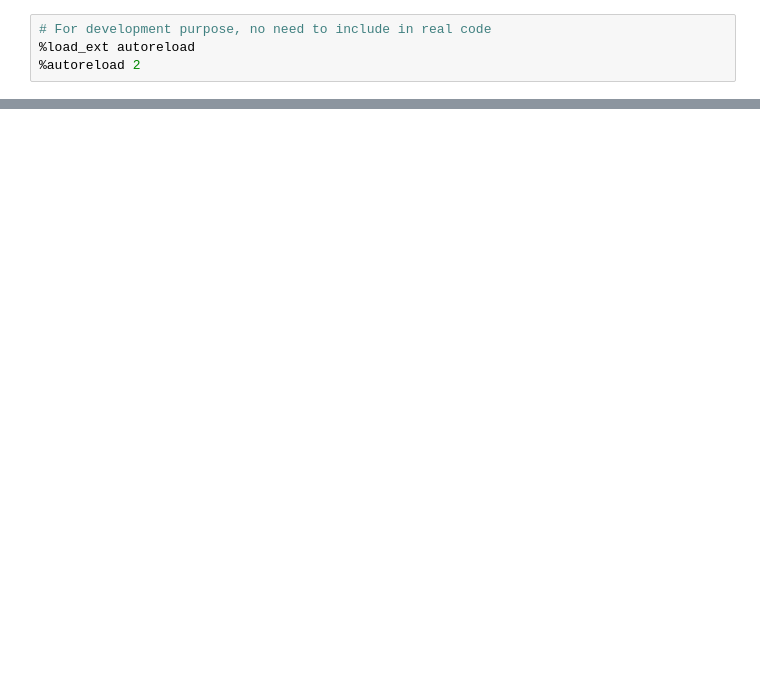
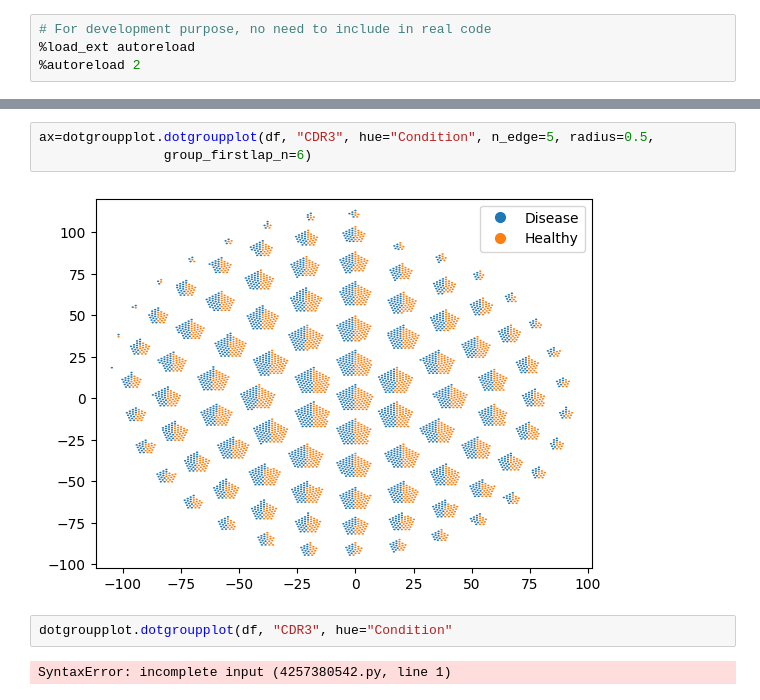
Before and after one commit to mourisl/DotGroupPlot, a Jupyter notebook: example.ipynb, the cells around one changed output, grey strips where cells are left out. Cells and saved outputs as stored; diff of their text form; blank space fills up the shorter version.

```diff
--- a/example.ipynb
+++ b/example.ipynb
@@ -19,0 +20,9 @@ ax=groupdotplot.groupdotplot(df, "CDR3", hue="Condition", n_edge=6, radius=0.5,
+# %%
+ax=dotgroupplot.dotgroupplot(df, "CDR3", hue="Condition", n_edge=5, radius=0.5,
+                group_firstlap_n=6)
+# %% [output]
+[figure, added]
+# %%
+dotgroupplot.dotgroupplot(df, "CDR3", hue="Condition"
+# %% [output]
+SyntaxError: incomplete input (4257380542.py, line 1)
```
Also changed, not shown: parts of 4 cells of this notebook, 3 other files.
